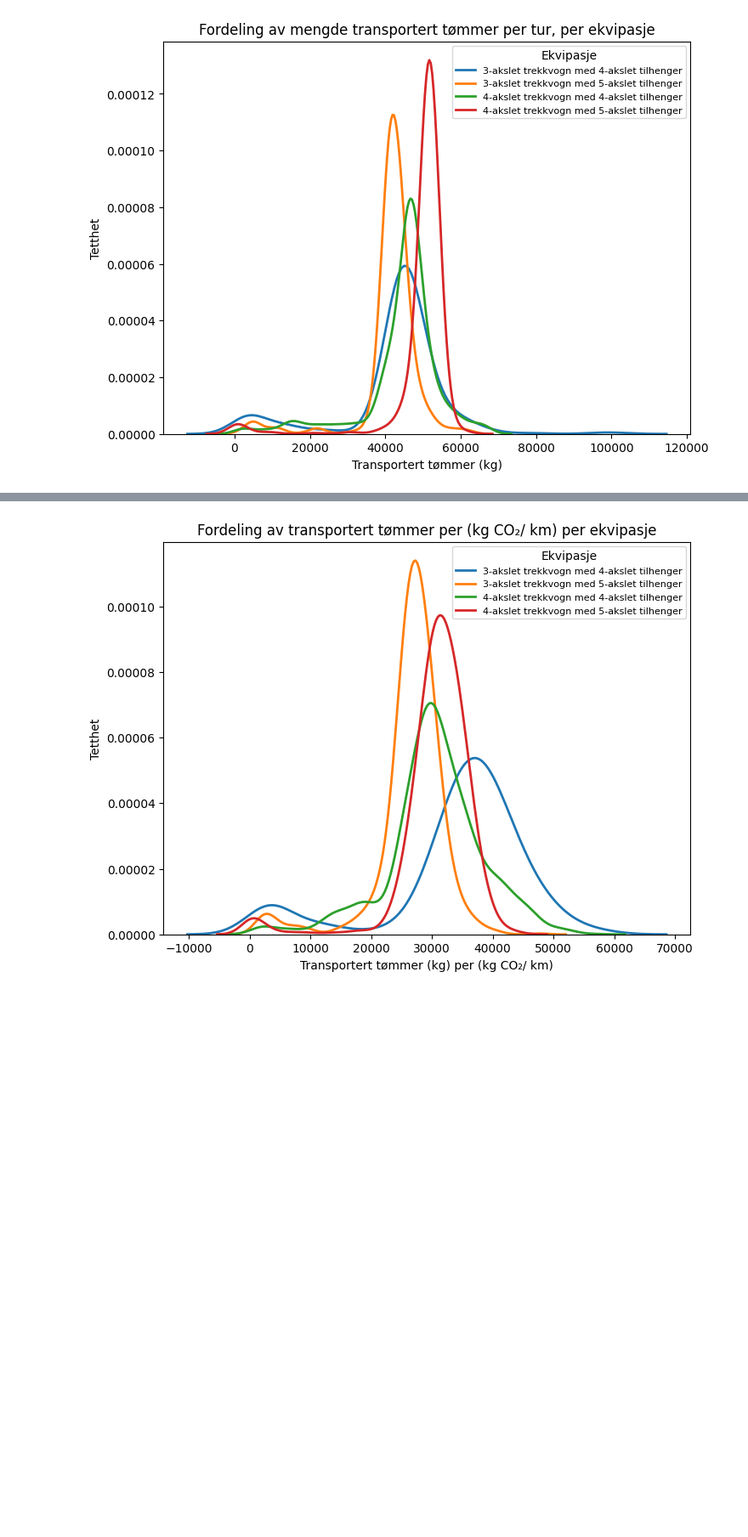
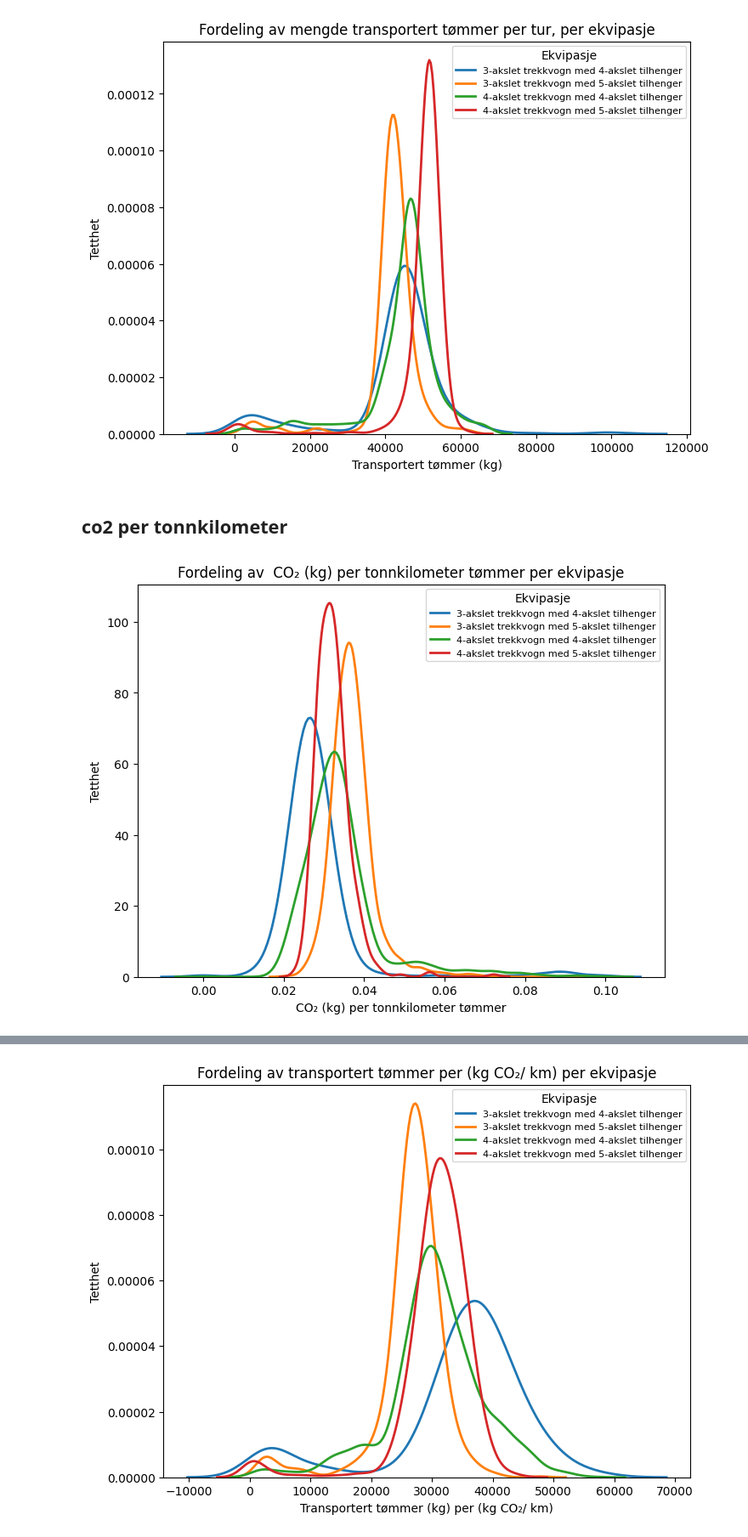
Before and after one commit to Anders-Stubberud/Engasjement-SVV, a Jupyter notebook: notebooks/20 hypothesis heavy haul 11,44,45.ipynb, the cells around one changed output, grey strips where cells are left out. Shown at 85% size. Cells and saved outputs as stored; diff of their text form; code cells hidden in the pictures; blank space fills up the shorter version.

```diff
--- a/notebooks/20 hypothesis heavy haul 11,44,45.ipynb
+++ b/notebooks/20 hypothesis heavy haul 11,44,45.ipynb
@@ -52,3 +89,22 @@ plt.title("Fordeling av mengde transportert tømmer per tur, per ekvipasje")
 plt.show()
 # %% [output]
 [figure]
+# %% [markdown]
+## co2 per tonnkilometer
+# %%
+import seaborn as sns
+
+df['CO₂/timber/km'] = df['CO₂ (kg)'] / (df['Distanse (km)'] * (df['timber (kg)'] / 1000))
+df_co2_tonkm = df[(0 <= df['CO₂/timber/km']) & (df['CO₂/timber/km'] <= 0.1)]
+
+plt.figure(figsize=(8, 6))
+for ekvipasje in sorted(df['ekvipasje'].unique()):
+    sns.kdeplot(df_co2_tonkm[df_co2_tonkm['ekvipasje'] == ekvipasje]['CO₂/timber/km'], label=ekvipasje, linewidth=2)
+
+plt.legend(title="Ekvipasje", fontsize=8)
+plt.xlabel("CO₂ (kg) per tonnkilometer tømmer")
+plt.ylabel("Tetthet")
+plt.title("Fordeling av  CO₂ (kg) per tonnkilometer tømmer per ekvipasje")
+plt.show()
+# %% [output]
+[figure, added]
```
Also changed, not shown: parts of 6 cells of this notebook, 32 other files.
